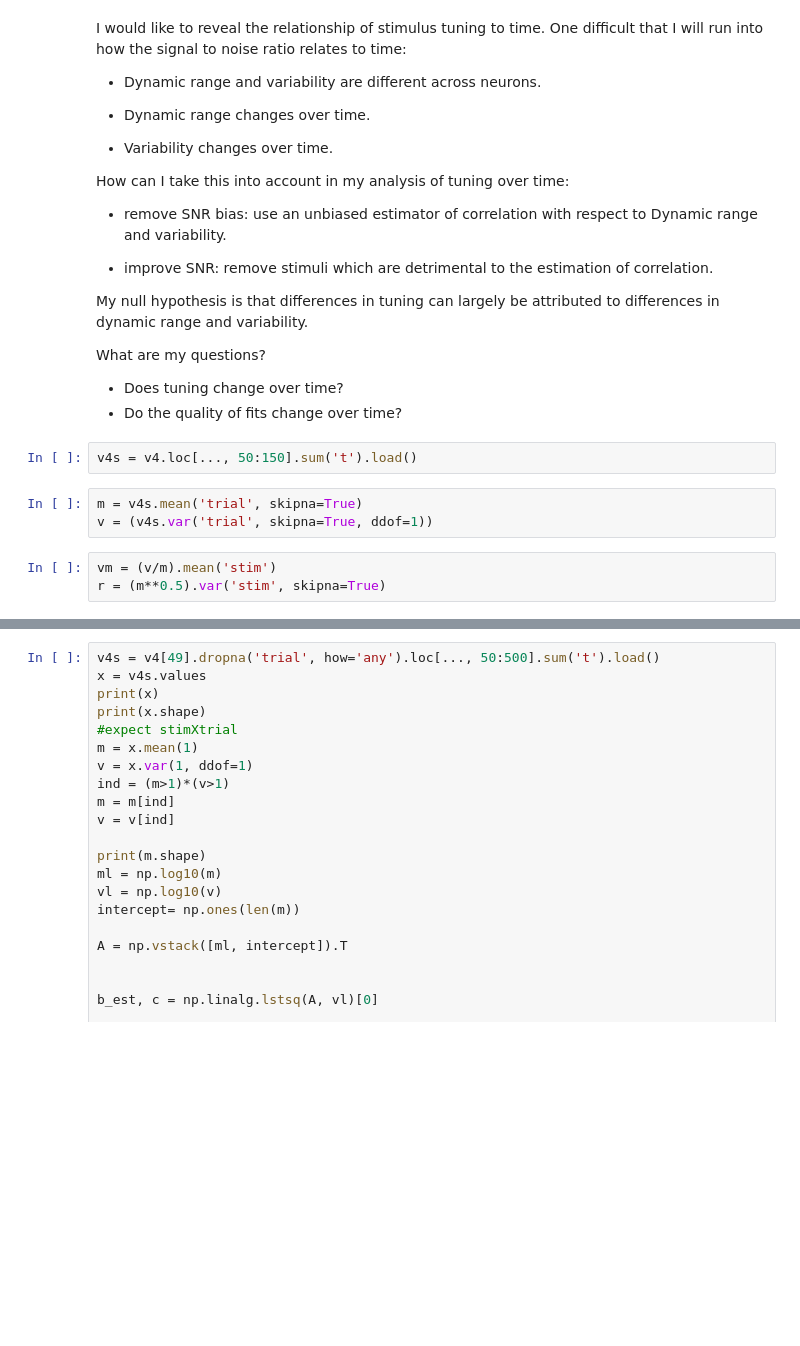
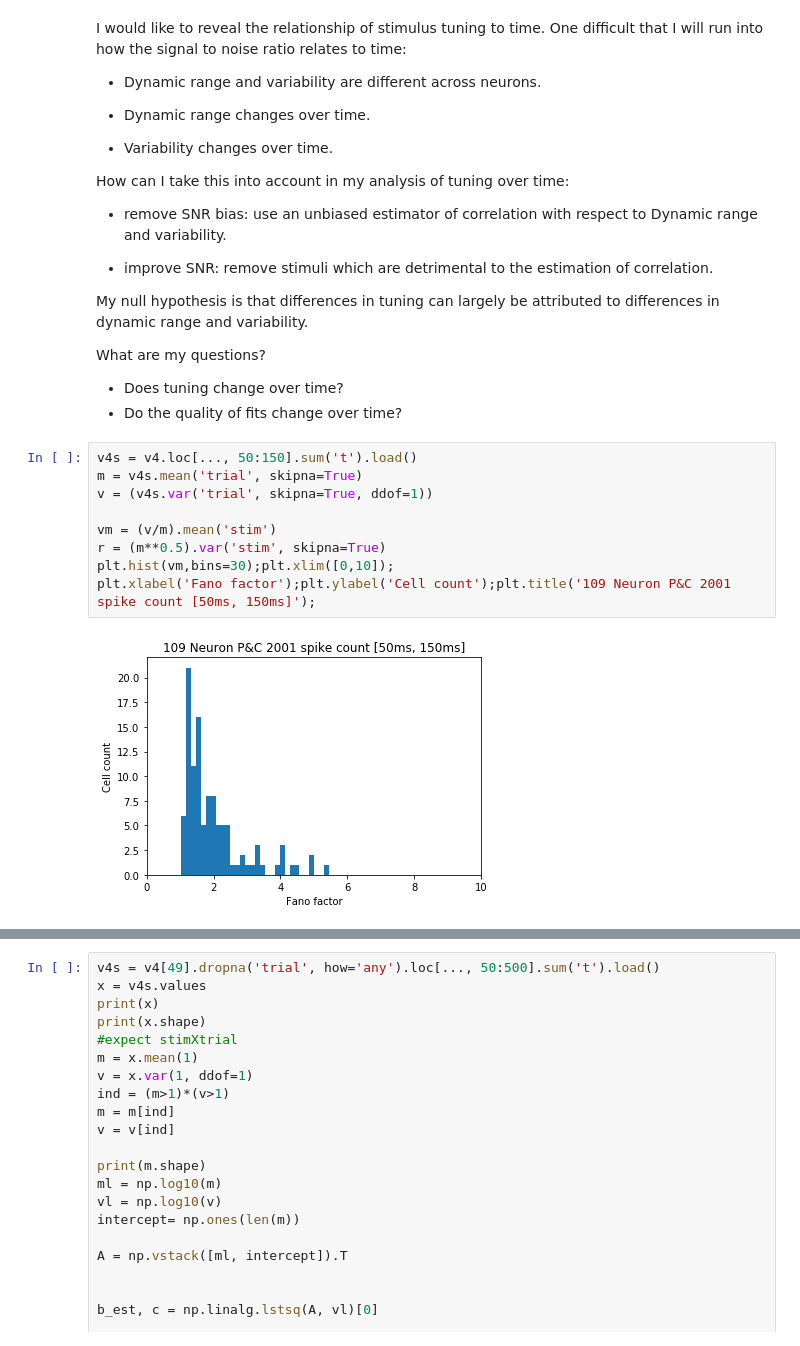
Before and after one commit to deanpospisil/ipython_nb, a Jupyter notebook: Fit of V4 neurons over time.ipynb, the cells around one changed output, grey strips where cells are left out. Drawn from its saved outputs; the diff is of its cells as text; blank space fills up the shorter version.

Commit message:
fit of neurons over time

```diff
--- a/Fit of V4 neurons over time.ipynb
+++ b/Fit of V4 neurons over time.ipynb
@@ -41,11 +41,14 @@ What are my questions?
 
 - Does tuning change over time?
 - Do the quality of fits change over time?
-# %%
-v4s = v4.loc[..., 50:150].sum('t').load()
-# %%
-m = v4s.mean('trial', skipna=True)
-v = (v4s.var('trial', skipna=True, ddof=1))
-# %%
-vm = (v/m).mean('stim')
-r = (m**0.5).var('stim', skipna=True)
+# %%
+v4s = v4.loc[..., 50:150].sum('t').load()
+m = v4s.mean('trial', skipna=True)
+v = (v4s.var('trial', skipna=True, ddof=1))
+
+vm = (v/m).mean('stim')
+r = (m**0.5).var('stim', skipna=True)
+plt.hist(vm,bins=30);plt.xlim([0,10]);
+plt.xlabel('Fano factor');plt.ylabel('Cell count');plt.title('109 Neuron P&C 2001 spike count [50ms, 150ms]');
+# %% [output]
+[figure, added]
```
Also changed, not shown: parts of 2 cells of this notebook, 1 other file.
